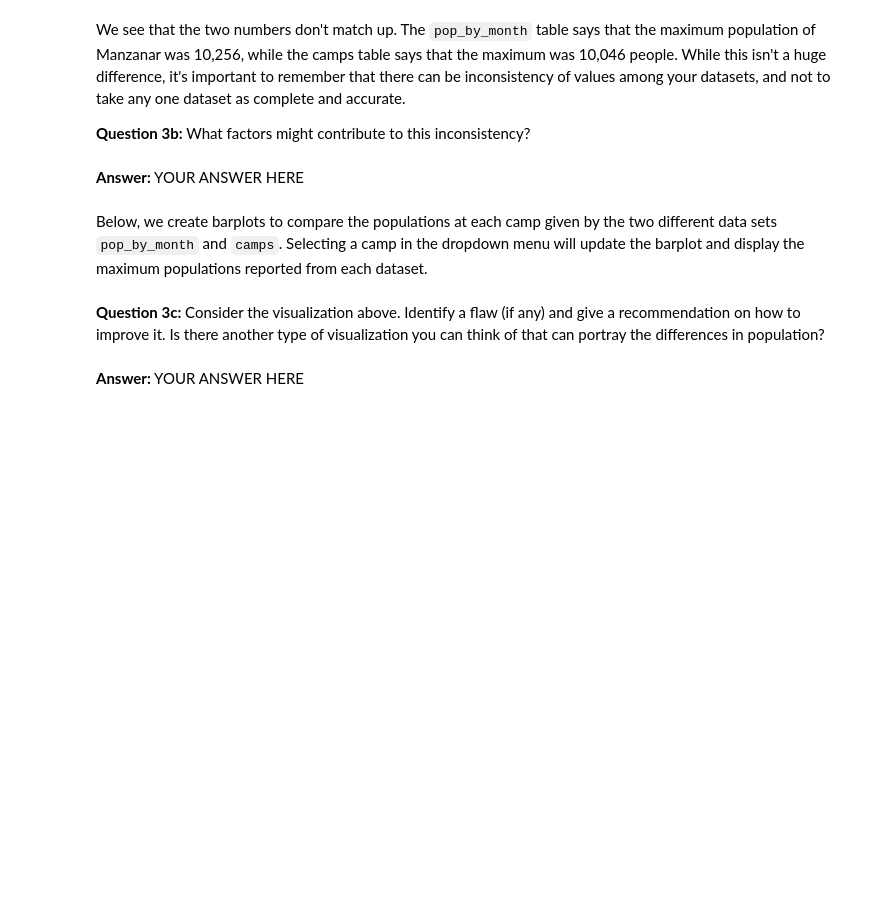
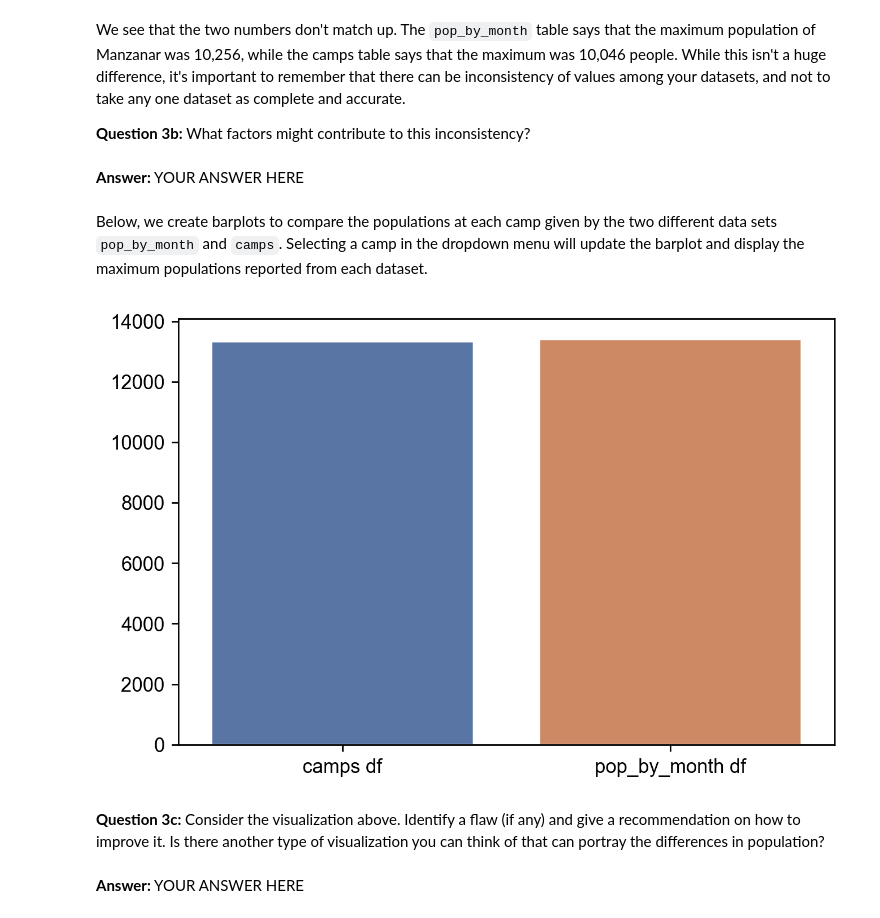
Before and after one commit to ds-modules/data-4ac, a Jupyter notebook: notebook2/notebook2.ipynb, the cells around one changed output. Cells and saved outputs as stored; diff of their text form; code cells hidden in the pictures; blank space fills up the shorter version.

```diff
--- a/notebook2/notebook2.ipynb
+++ b/notebook2/notebook2.ipynb
@@ -135,22 +155,24 @@ Below, we create barplots to  compare the populations at each camp given by the
 # %%
 location_dict = {'Topaz Relocation Center':'Topaz/Central Utah',
                  'Poston Relocation Center':'Poston/Colorado River',
                  'Gila River Relocation Center':'Gila River',
                  'Granada Relocation Center': 'Granada',
                  'Heart Mountain Relocation Center':'Heart Mountain',
                  'Jerome Relocation Center':'Jerome',
                  'Manzanar Relocation Center':'Manzanar',
                  'Minidoka Relocation Center':'Minidoka',
                  'Rohwer Relocation Center':'Rohwer',
                  'Tule Lake Relocation Center':'Tule Lake'}
 def pop_diff(location):
     plt.subplots(dpi=250)
     sns.set(font_scale=.8)
     pbm_max = pop_by_month[location_dict[location]].max()
-    camps_max = camps[camps['Internment Camp Name'] == location]['Maximum Population']
+    camps_max = camps[camps['Internment Camp Name'] == location]['Maximum Population'][0]
     bar = sns.barplot(x =['camps df', 'pop_by_month df'], y=[camps_max, pbm_max]);
 
 Location = interact(pop_diff, location=camps['Internment Camp Name'].values);
+# %% [output]
+[figure, added]
 # %% [markdown]
 **Question 3c:** Consider the visualization above. Identify a flaw (if any) and give a recommendation on how to improve it. Is there another type of visualization you can think of that can portray the differences in population?
 # %% [markdown]
```
Also changed, not shown: parts of 14 cells of this notebook, 1 other file.
